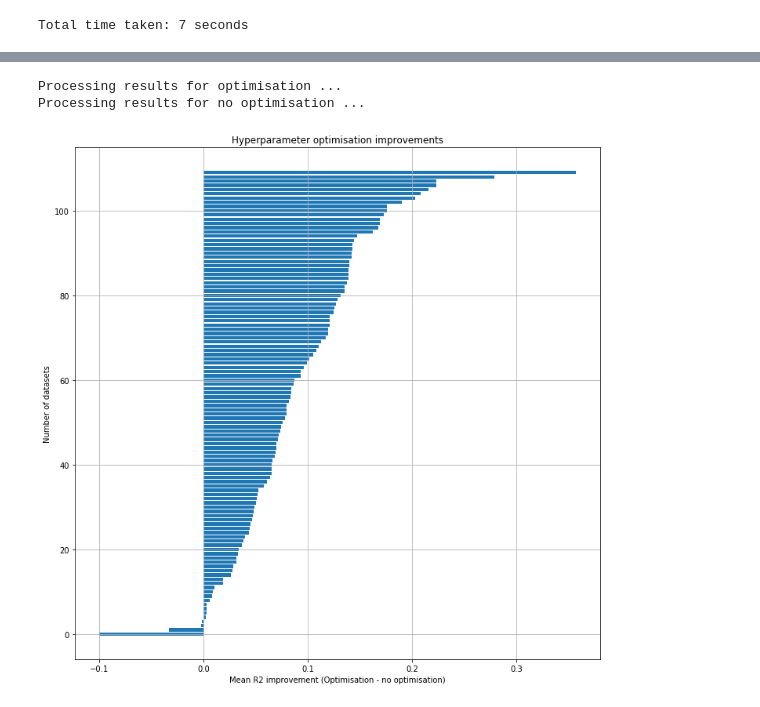
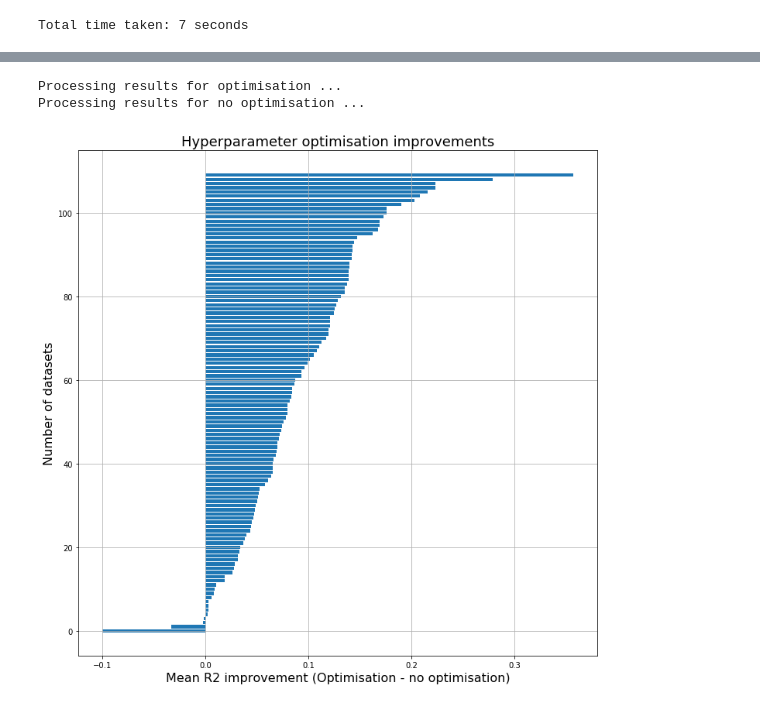
Before and after one commit to anuprulez/pmlb_regression, a Jupyter notebook: Regression_plots_paper.ipynb, the cells around one changed output, grey strips where cells are left out. Drawn from its saved outputs; the diff is of its cells as text; code cells hidden in the pictures.

```diff
--- a/Regression_plots_paper.ipynb
+++ b/Regression_plots_paper.ipynb
@@ -142,3 +142,16 @@ print('Total time taken: %d seconds' % int(end_time - start_time))
 # %% [output]
 [figure]
 Total time taken: 7 seconds
+# %%
+# plot r2-clf matrix
+r2_clf_matrix = np.zeros(shape=(n_clf, n_datasets), dtype=float)
+plt.figure(figsize=(20, 20))
+
+for x, clf in enumerate(clf_sorted):
+    r2_clf_matrix[x] = r2_dict[clf]
+
+plt.xlabel('Number of datasets', size=16)
+plt.yticks(range(n_clf), y_labels, size=16)
+plt.imshow(r2_clf_matrix, cmap='Blues', aspect=2.5)
+plt.colorbar(shrink=0.25)
+plt.show()
@@ -191,34 +206,34 @@ for clf in clf_names_dir_no_tuning:
         if f_name in dataset_names:
             f_path = data_path + "/" + f_name
             df = pd.read_csv(f_path, sep="\t")
             rank_test_score = df[df["rank_test_score"] == 1]
             mean_test_score = rank_test_score["mean_test_score"]
             r2_scores.append(mean_test_score.iloc[0])
     clf_names_no_tuning.append(clf)
     r2_dict_no_tuning[clf] = r2_scores
     #print("Mean R2 score for %s regressor: %s" % (clf, np.mean(r2_scores)))
 
 n_datasets = len(common_fileset)
 n_clf = len(clf_names_no_tuning)
 clf_datasets_perf = np.zeros(shape=(n_clf, n_datasets), dtype=float)
 
 for x, clf in enumerate(clf_names_no_tuning):
     tuning_perf = r2_dict_tuning[clf]
     no_tuning_perf = r2_dict_no_tuning[clf]
     diff = [(a-b) for a,b in zip(tuning_perf, no_tuning_perf)]
     clf_datasets_perf[x] = diff
 
 mean_perf_datasets = np.mean(clf_datasets_perf, axis=0)
 
 plt.figure(figsize=(12, 12))
 y_pos = np.arange(n_datasets)
 plt.barh(y_pos, sorted(mean_perf_datasets))
-plt.xlabel('Mean R2 improvement (Optimisation - no optimisation)')
-plt.ylabel('Number of datasets')
-plt.title('Hyperparameter optimisation improvements')
+plt.xlabel('Mean R2 improvement (Optimisation - no optimisation)', size=16)
+plt.ylabel('Number of datasets', size=16)
+plt.title('Hyperparameter optimisation improvements', size=18)
 plt.grid(True)
 plt.show()
 # %% [output]
 Processing results for optimisation ...
 Processing results for no optimisation ...
-[figure, old version]
+[figure, new version]
```
Also changed, not shown: parts of 1 cell of this notebook.
